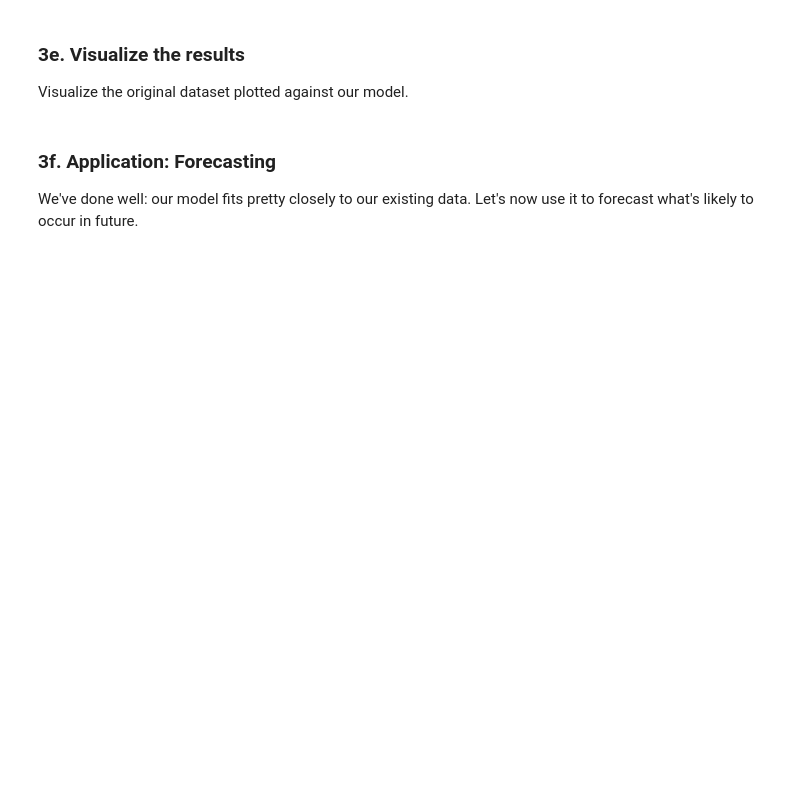
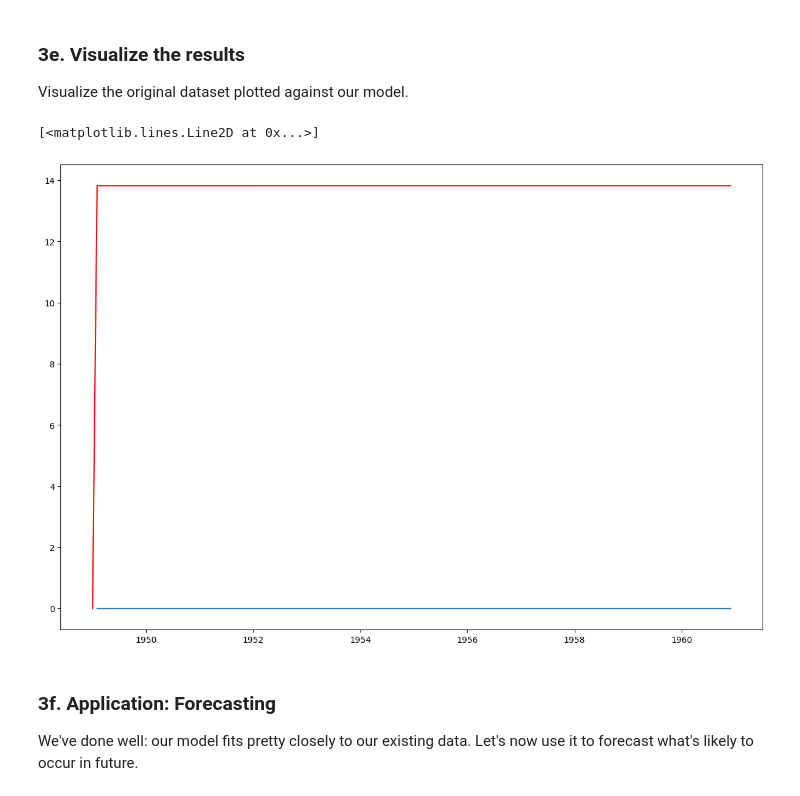
Before and after one commit to zjbrown0689/dsc, a Jupyter notebook: Cowboys&CigrettesCaseStudy/Cowboy Cigarettes Case Study - Tier 3.ipynb, the cells around one changed output. Drawn from its saved outputs; the diff is of its cells as text; code cells hidden in the pictures; blank space fills up the shorter version.

```diff
--- a/Cowboys&CigrettesCaseStudy/Cowboy Cigarettes Case Study - Tier 3.ipynb
+++ b/Cowboys&CigrettesCaseStudy/Cowboy Cigarettes Case Study - Tier 3.ipynb
@@ -360,2 +386,6 @@ _ _ _
+# %%
+model = SARIMAX(y_log, order=(2,1,1))
+model_fit = model.fit()
+forecast = model_fit.forecast(24)
 # %% [markdown]
 We can take a look at a summary of the model this library has built around our data.
@@ -370,3 +419,10 @@ _ _ _
+# %%
+plt.figure(figsize=(15,10))
+plt.plot(y_log.diff())
+plt.plot(model_fit.predict(), color = 'red')
+# %% [output]
+[<matplotlib.lines.Line2D at 0x...>]
+[figure, added]
 # %% [markdown]
 ### 3f. Application: Forecasting
 
```
Also changed, not shown: parts of 15 cells of this notebook.
